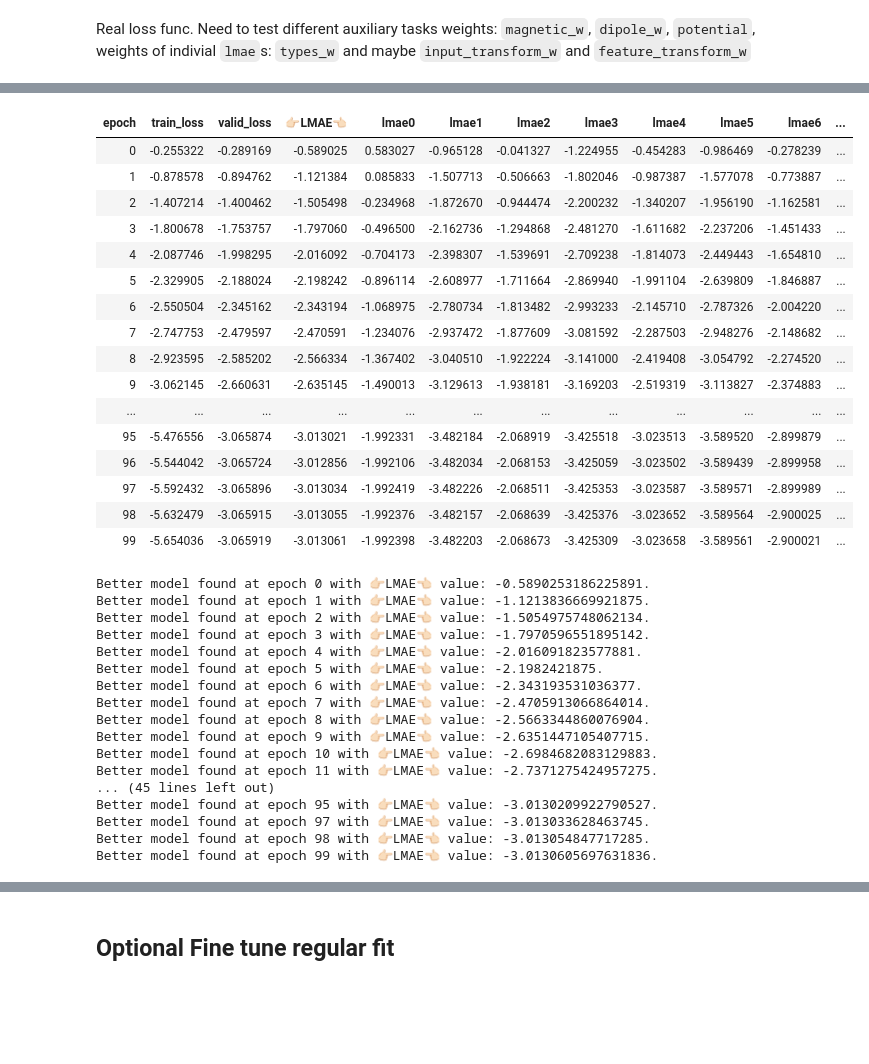
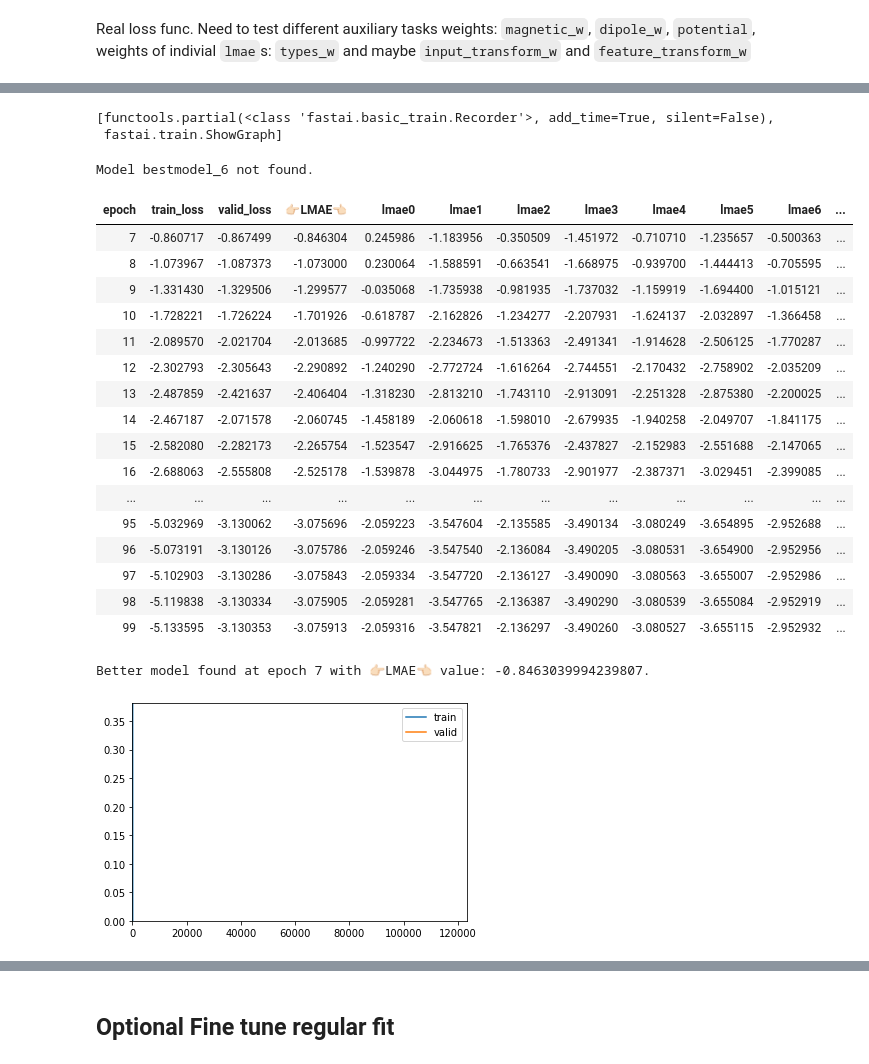
Before and after one commit to antorsae/champs-scalar-coupling, a Jupyter notebook: transformer-experiments.ipynb, the cells around one changed output, grey strips where cells are left out. Cells and saved outputs as stored; diff of their text form; code cells hidden in the pictures; blank space fills up the shorter version.

```diff
--- a/transformer-experiments.ipynb
+++ b/transformer-experiments.ipynb
@@ -1063,8 +1088,8 @@ net, learner = None,None
 gc.collect()
 torch.cuda.empty_cache()
 
-#net = AtomTransformer(n_layers=6, n_heads=16,d_model=1024,d_inner=4096)
-net = AtomTransformer3(n_layers=6, n_heads=16,d_model=1024,d_inner=4096, attn_cls=MultiHeadAttention3)
+net = AtomTransformer(n_layers=6, n_heads=16,d_model=1024,d_inner=4096, act=Activation.Swish)
+#net = AtomTransformer3(n_layers=6, n_heads=16,d_model=1024,d_inner=4096, attn_cls=MultiHeadAttention3)
 #net = AtomTransformer(n_layers=6, n_heads=16,d_model=2048,d_inner=2048)
 #net = AtomTransformer(n_layers=6, n_heads=8, d_model=512,d_inner=2048)
 
@@ -1115,10 +1140,12 @@ Callbacks functions applied
 #sub_fname = "loss-4.0414val-2.7287"
 #sub_fname = "loss-4.9044val-2.5880"
 
-sub_fname = "loss-5.0862val-3.0047"
+#sub_fname = "loss-5.0862val-3.0047"
 
 #sub_fname = 'loss-4.9516val-2.8229'
-#sub_fname = 'bestmodel_3_-0.9780222773551941'
+#sub_fname = 'bestmodel_62_-2.2235493659973145'
+#sub_fname = 'loss-5.6540val-3.0131'
+sub_fname = 'bestmodel_6_-0.6834144592285156'
 # %%
 try:
     print(f"Attempting to load: {sub_fname}... ", end="")
@@ -1164,43 +1191,35 @@ Min loss divided by 10: 2.75E-03
+# %%
+learner.callback_fns.append(ShowGraph)
+learner.callback_fns
+# %% [output]
+[functools.partial(<class 'fastai.basic_train.Recorder'>, add_time=True, silent=False),
+ fastai.train.ShowGraph]
 # %%
 gc.collect()
 torch.cuda.empty_cache()
 #learner.data.batch_size = 512*2
 #learner.data.batch_size = 512
 #learner.opt_func = RAdam
 #learner.opt_func = partial(torch.optim.Adam, betas=(0.9,0.99), eps=1e-2)
-learner.fit_one_cycle(100, 1.0E-04)#, moms=(0.75,0.70))
+learner.fit_one_cycle(100, 1.0E-04, start_epoch=7)#, moms=(0.75,0.70))
 # %% [output]
+Model bestmodel_6 not found.
 | epoch | train_loss | valid_loss | 👉🏻LMAE👈🏻 | lmae0 | lmae1 | lmae2 | lmae3 | lmae4 | lmae5 | lmae6 | ... |
-| 0 | -0.255322 | -0.289169 | -0.589025 | 0.583027 | -0.965128 | -0.041327 | -1.224955 | -0.454283 | -0.986469 | -0.278239 | ... |
-| 1 | -0.878578 | -0.894762 | -1.121384 | 0.085833 | -1.507713 | -0.506663 | -1.802046 | -0.987387 | -1.577078 | -0.773887 | ... |
-| 2 | -1.407214 | -1.400462 | -1.505498 | -0.234968 | -1.872670 | -0.944474 | -2.200232 | -1.340207 | -1.956190 | -1.162581 | ... |
-| 3 | -1.800678 | -1.753757 | -1.797060 | -0.496500 | -2.162736 | -1.294868 | -2.481270 | -1.611682 | -2.237206 | -1.451433 | ... |
-| 4 | -2.087746 | -1.998295 | -2.016092 | -0.704173 | -2.398307 | -1.539691 | -2.709238 | -1.814073 | -2.449443 | -1.654810 | ... |
-| 5 | -2.329905 | -2.188024 | -2.198242 | -0.896114 | -2.608977 | -1.711664 | -2.869940 | -1.991104 | -2.639809 | -1.846887 | ... |
-| 6 | -2.550504 | -2.345162 | -2.343194 | -1.068975 | -2.780734 | -1.813482 | -2.993233 | -2.145710 | -2.787326 | -2.004220 | ... |
-| 7 | -2.747753 | -2.479597 | -2.470591 | -1.234076 | -2.937472 | -1.877609 | -3.081592 | -2.287503 | -2.948276 | -2.148682 | ... |
-| 8 | -2.923595 | -2.585202 | -2.566334 | -1.367402 | -3.040510 | -1.922224 | -3.141000 | -2.419408 | -3.054792 | -2.274520 | ... |
-| 9 | -3.062145 | -2.660631 | -2.635145 | -1.490013 | -3.129613 | -1.938181 | -3.169203 | -2.519319 | -3.113827 | -2.374883 | ... |
+| 7 | -0.860717 | -0.867499 | -0.846304 | 0.245986 | -1.183956 | -0.350509 | -1.451972 | -0.710710 | -1.235657 | -0.500363 | ... |
+| 8 | -1.073967 | -1.087373 | -1.073000 | 0.230064 | -1.588591 | -0.663541 | -1.668975 | -0.939700 | -1.444413 | -0.705595 | ... |
+| 9 | -1.331430 | -1.329506 | -1.299577 | -0.035068 | -1.735938 | -0.981935 | -1.737032 | -1.159919 | -1.694400 | -1.015121 | ... |
+| 10 | -1.728221 | -1.726224 | -1.701926 | -0.618787 | -2.162826 | -1.234277 | -2.207931 | -1.624137 | -2.032897 | -1.366458 | ... |
+| 11 | -2.089570 | -2.021704 | -2.013685 | -0.997722 | -2.234673 | -1.513363 | -2.491341 | -1.914628 | -2.506125 | -1.770287 | ... |
+| 12 | -2.302793 | -2.305643 | -2.290892 | -1.240290 | -2.772724 | -1.616264 | -2.744551 | -2.170432 | -2.758902 | -2.035209 | ... |
+| 13 | -2.487859 | -2.421637 | -2.406404 | -1.318230 | -2.813210 | -1.743110 | -2.913091 | -2.251328 | -2.875380 | -2.200025 | ... |
+| 14 | -2.467187 | -2.071578 | -2.060745 | -1.458189 | -2.060618 | -1.598010 | -2.679935 | -1.940258 | -2.049707 | -1.841175 | ... |
+| 15 | -2.582080 | -2.282173 | -2.265754 | -1.523547 | -2.916625 | -1.765376 | -2.437827 | -2.152983 | -2.551688 | -2.147065 | ... |
+| 16 | -2.688063 | -2.555808 | -2.525178 | -1.539878 | -3.044975 | -1.780733 | -2.901977 | -2.387371 | -3.029451 | -2.399085 | ... |
 | ... | ... | ... | ... | ... | ... | ... | ... | ... | ... | ... | ... |
-| 95 | -5.476556 | -3.065874 | -3.013021 | -1.992331 | -3.482184 | -2.068919 | -3.425518 | -3.023513 | -3.589520 | -2.899879 | ... |
-| 96 | -5.544042 | -3.065724 | -3.012856 | -1.992106 | -3.482034 | -2.068153 | -3.425059 | -3.023502 | -3.589439 | -2.899958 | ... |
-| 97 | -5.592432 | -3.065896 | -3.013034 | -1.992419 | -3.482226 | -2.068511 | -3.425353 | -3.023587 | -3.589571 | -2.899989 | ... |
-| 98 | -5.632479 | -3.065915 | -3.013055 | -1.992376 | -3.482157 | -2.068639 | -3.425376 | -3.023652 | -3.589564 | -2.900025 | ... |
-| 99 | -5.654036 | -3.065919 | -3.013061 | -1.992398 | -3.482203 | -2.068673 | -3.425309 | -3.023658 | -3.589561 | -2.900021 | ... |
+| 95 | -5.032969 | -3.130062 | -3.075696 | -2.059223 | -3.547604 | -2.135585 | -3.490134 | -3.080249 | -3.654895 | -2.952688 | ... |
+| 96 | -5.073191 | -3.130126 | -3.075786 | -2.059246 | -3.547540 | -2.136084 | -3.490205 | -3.080531 | -3.654900 | -2.952956 | ... |
+| 97 | -5.102903 | -3.130286 | -3.075843 | -2.059334 | -3.547720 | -2.136127 | -3.490090 | -3.080563 | -3.655007 | -2.952986 | ... |
+| 98 | -5.119838 | -3.130334 | -3.075905 | -2.059281 | -3.547765 | -2.136387 | -3.490290 | -3.080539 | -3.655084 | -2.952919 | ... |
+| 99 | -5.133595 | -3.130353 | -3.075913 | -2.059316 | -3.547821 | -2.136297 | -3.490260 | -3.080527 | -3.655115 | -2.952932 | ... |
-Better model found at epoch 0 with 👉🏻LMAE👈🏻 value: -0.5890253186225891.
-Better model found at epoch 1 with 👉🏻LMAE👈🏻 value: -1.1213836669921875.
-Better model found at epoch 2 with 👉🏻LMAE👈🏻 value: -1.5054975748062134.
-Better model found at epoch 3 with 👉🏻LMAE👈🏻 value: -1.7970596551895142.
-Better model found at epoch 4 with 👉🏻LMAE👈🏻 value: -2.016091823577881.
-Better model found at epoch 5 with 👉🏻LMAE👈🏻 value: -2.1982421875.
-Better model found at epoch 6 with 👉🏻LMAE👈🏻 value: -2.343193531036377.
-Better model found at epoch 7 with 👉🏻LMAE👈🏻 value: -2.4705913066864014.
-Better model found at epoch 8 with 👉🏻LMAE👈🏻 value: -2.5663344860076904.
-Better model found at epoch 9 with 👉🏻LMAE👈🏻 value: -2.6351447105407715.
-Better model found at epoch 10 with 👉🏻LMAE👈🏻 value: -2.6984682083129883.
-Better model found at epoch 11 with 👉🏻LMAE👈🏻 value: -2.7371275424957275.
-... (45 lines left out)
-Better model found at epoch 95 with 👉🏻LMAE👈🏻 value: -3.0130209922790527.
-Better model found at epoch 97 with 👉🏻LMAE👈🏻 value: -3.013033628463745.
-Better model found at epoch 98 with 👉🏻LMAE👈🏻 value: -3.013054847717285.
-Better model found at epoch 99 with 👉🏻LMAE👈🏻 value: -3.0130605697631836.
+Better model found at epoch 7 with 👉🏻LMAE👈🏻 value: -0.8463039994239807.
+[figure, added]
```
Also changed, not shown: parts of 22 cells of this notebook, 2 other files.
